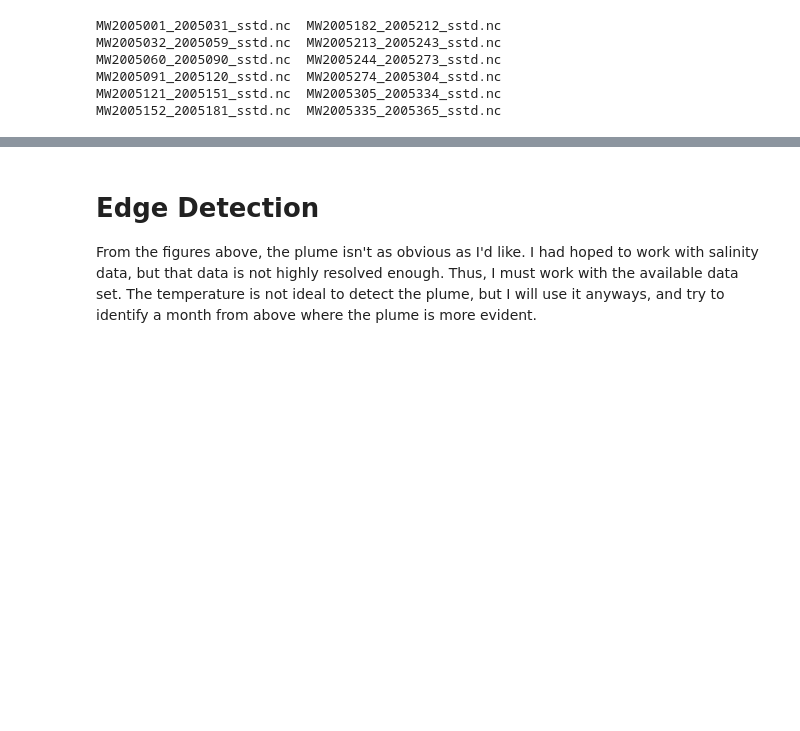
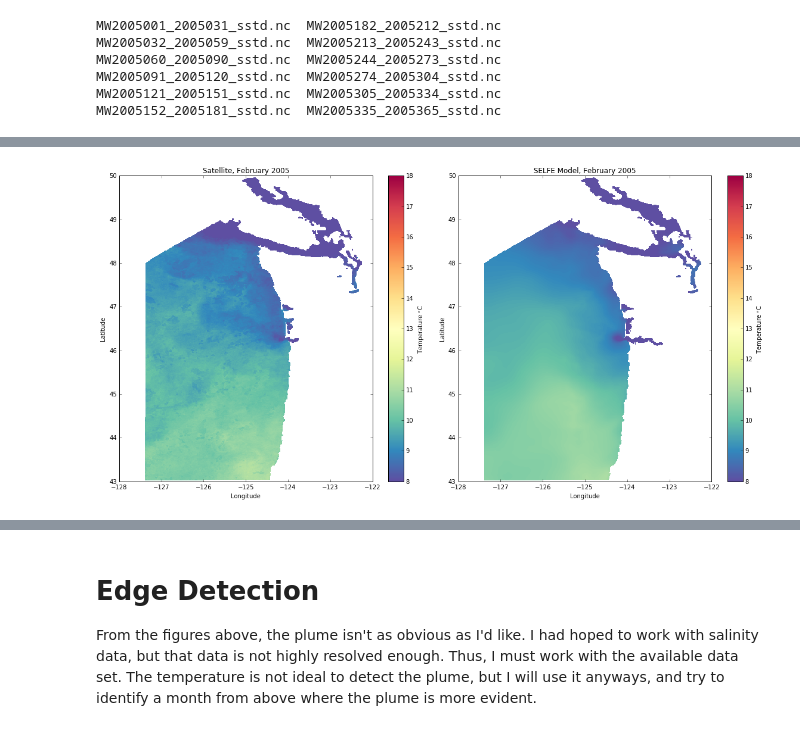
Before and after one commit to kmorrice/Research_Programming, a Jupyter notebook: Sat_Mod_comp.py.ipynb, the cells around one changed output, grey strips where cells are left out. Saved outputs shown, nothing was run; the diff lists cells and outputs as text; code cells hidden in the pictures; blank space fills up the shorter version.

```diff
--- a/Sat_Mod_comp.py.ipynb
+++ b/Sat_Mod_comp.py.ipynb
@@ -57,7 +59,3 @@ def readSELFEslab(fn):
     triang = tri.Triangulation(lon_mod, lat_mod, conn)
 
     return lon_mod, lat_mod, temp, triang
-# %%
-def month_avg(data):
-    data_mean = np.nanmean(data, axis = 1)
-    return data_mean
@@ -96,3 +106,25 @@ def plume_edges(data,type):
     data = data.astype(float)
     edge_data = type(np.flipud(data))
     return edge_data
+# %%
+def plot_sat_mod(sat, mod, month, tmin, tmax):
+    '''The satellite longitude and latitude are constant across the datasets, so there is
+    no need to supply the lon/lat for each month.
+    '''
+    # Mask part of satellite domain where there are not model data
+    sat_m = np.ma.masked_where(np.ma.getmask(mod), sat)
+    plt.figure(figsize=(16,8))
+    plt.subplot(1,2,1)
+    p1 = plt.pcolor(lon_sat, lat_sat, sat_m, vmin = tmin, vmax = tmax, cmap = 'Spectral_r')
+    plt.colorbar(p1,label='Temperature $^o$C')
+    plt.xlabel('Longitude')
+    plt.ylabel('Latitude')
+    plt.title('Satellite, ' + month + ' 2005')
+
+    plt.subplot(1,2,2)
+    p2 = plt.pcolor(lon_sat, lat_sat, mod, vmin = tmin, vmax = tmax, cmap = 'Spectral_r')
+    plt.colorbar(p2, label= 'Temperature $^o$C')
+    plt.xlabel('Longitude')
+    plt.ylabel('Latitude')
+    plt.title('SELFE Model, ' + month + ' 2005')
+    plt.tight_layout()
@@ -290,0 +182,20 @@ plt.tight_layout()
+# %%
+# Model Data
+[lon_mod,lat_mod,temp1,triang]=readSELFEslab('SELFE_slabs/slab_temp_s-1_2005-02-01_2005-03-01.nc')
+
+# Minimum and maximum longitude and latitudes for model domain. Satellite data
+lonmin = lon_mod.min()
+lonmax = lon_mod.max()
+latmin = lat_mod.min()
+latmax = lat_mod.max()
+
+# Satellite Data
+[lon_sat, lat_sat, sst_Feb] = getMonthSatRegion('SST_sat_data/MW2005032_2005059_sstd.nc')
+
+# Calculate monthly average for model data and interpolate to satellite grid
+temp_Feb = month_avg(temp1)
+temp_mod_interp_Feb = interpolateSELFE(triang, temp_Feb, lon_sat, lat_sat)
+# %%
+plot_sat_mod(sst_Feb, temp_mod_interp_Feb, 'February', 8, 18)
+# %% [output]
+[figure, added]
```
Also changed, not shown: parts of 58 cells of this notebook, 1 other file.
